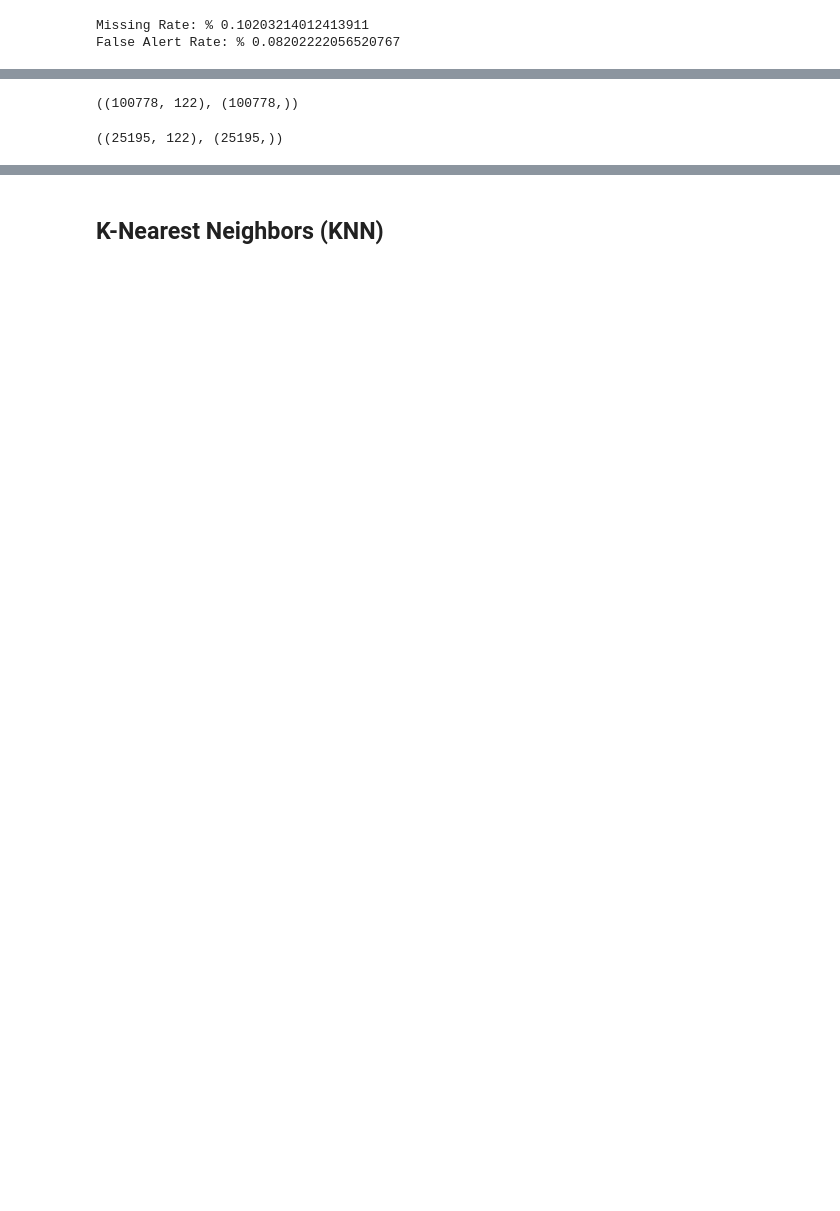
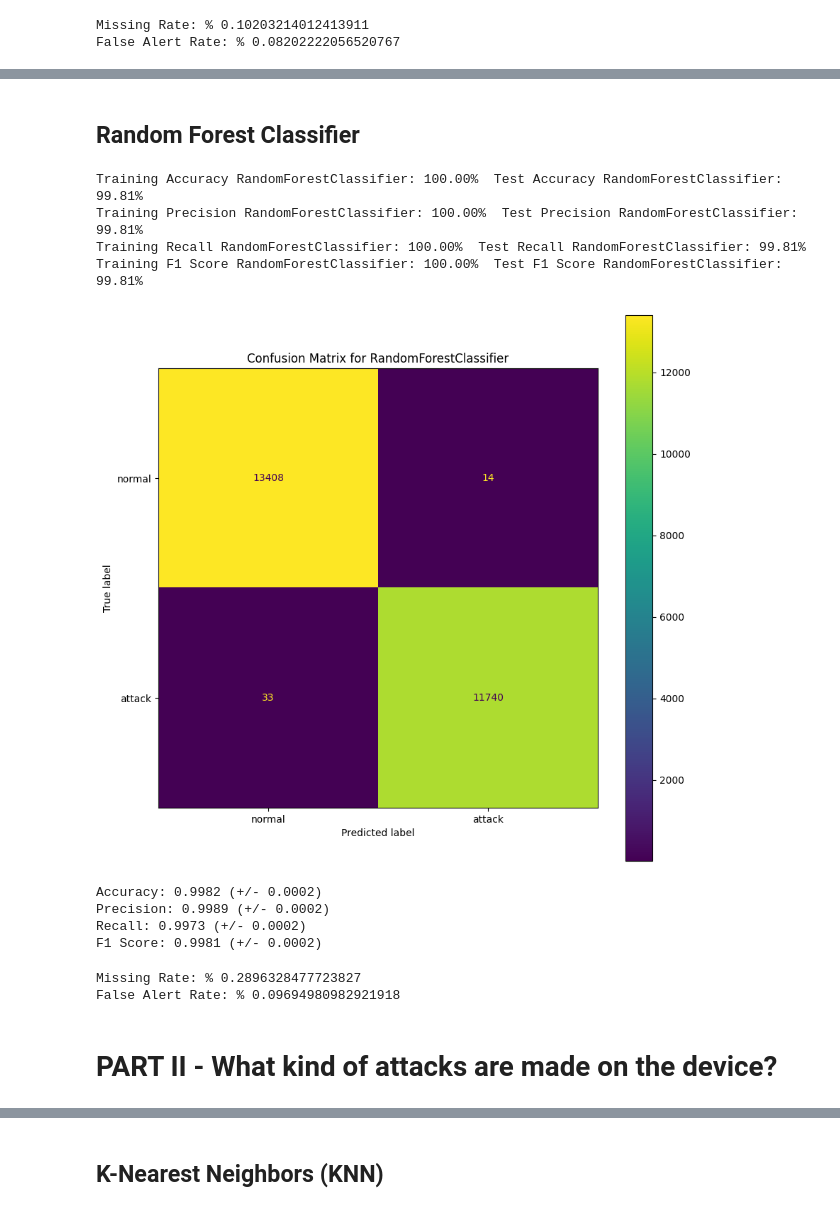
Before and after one commit to Tek-nr/InstructionDetectionSystem, a Jupyter notebook: IntrusionDetectionSystem.ipynb, the cells around one changed output, grey strips where cells are left out. Saved outputs shown, nothing was run; the diff lists cells and outputs as text; code cells hidden in the pictures; blank space fills up the shorter version.

```diff
--- a/IntrusionDetectionSystem.ipynb
+++ b/IntrusionDetectionSystem.ipynb
@@ -34,4 +35,4 @@ warnings.filterwarnings('ignore')
 colorama.init()
 # %%
 path = "nsl-kdd/KDDTrain+.txt"
-data = pd.read_csv(path, header=None)
+train_data = pd.read_csv(path, header=None)
@@ -40,3 +42,6 @@ df = data.copy()
+# %%
+df = train_data.copy()
+df_test = test_data.copy()
 # %%
 df.head()
 # %% [output]
@@ -629,11 +531,27 @@ X_train, X_test, y_train, y_test = train_test_split(X, y, test_size= 0.2, random
-# %%
-X_train.shape, y_train.shape
-# %% [output]
-((100778, 122), (100778,))
-# %%
-X_test.shape, y_test.shape
-# %% [output]
-((25195, 122), (25195,))
+# %% [markdown]
+## Random Forest Classifier
+# %%
+rfc = RandomForestClassifier(n_estimators = 100,n_jobs=-1,random_state=0,bootstrap=True,).fit(x_train_reduced,y_train_reduced)
+evaluate_classification(rfc, 'RandomForestClassifier', x_train_reduced, x_test_reduced, y_train_reduced, y_test_reduced)
+# %% [output]
+Training Accuracy RandomForestClassifier: 100.00%  Test Accuracy RandomForestClassifier: 99.81%
+Training Precision RandomForestClassifier: 100.00%  Test Precision RandomForestClassifier: 99.81%
+Training Recall RandomForestClassifier: 100.00%  Test Recall RandomForestClassifier: 99.81%
+Training F1 Score RandomForestClassifier: 100.00%  Test F1 Score RandomForestClassifier: 99.81%
+[figure, added]
+# %%
+evaluate_model_with_cross_validation(rfc, x_reduced, y, n_splits=5, random_state=42)
+# %% [output]
+Accuracy: 0.9982 (+/- 0.0002)
+Precision: 0.9989 (+/- 0.0002)
+Recall: 0.9973 (+/- 0.0002)
+F1 Score: 0.9981 (+/- 0.0002)
+# %%
+print("Missing Rate: %", 34/11739*100)
+print("False Alert Rate: %", 13/13409*100)
+# %% [output]
+Missing Rate: % 0.2896328477723827
+False Alert Rate: % 0.09694980982921918
 # %%
 from sklearn import preprocessing
 
@@ -651,3 +569,5 @@ def metric(y_pred):
     disp = metrics.ConfusionMatrixDisplay(confusion_matrix=cm)
     disp.plot()
     plt.show()
+# %% [markdown]
+# PART II - What kind of attacks are made on the device?
```
Also changed, not shown: parts of 49 cells of this notebook.
